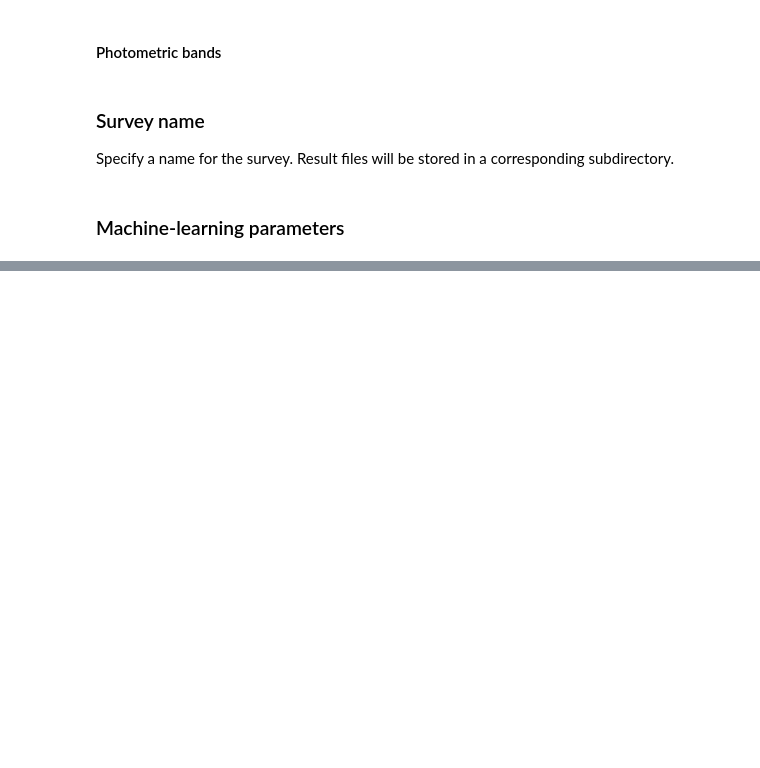
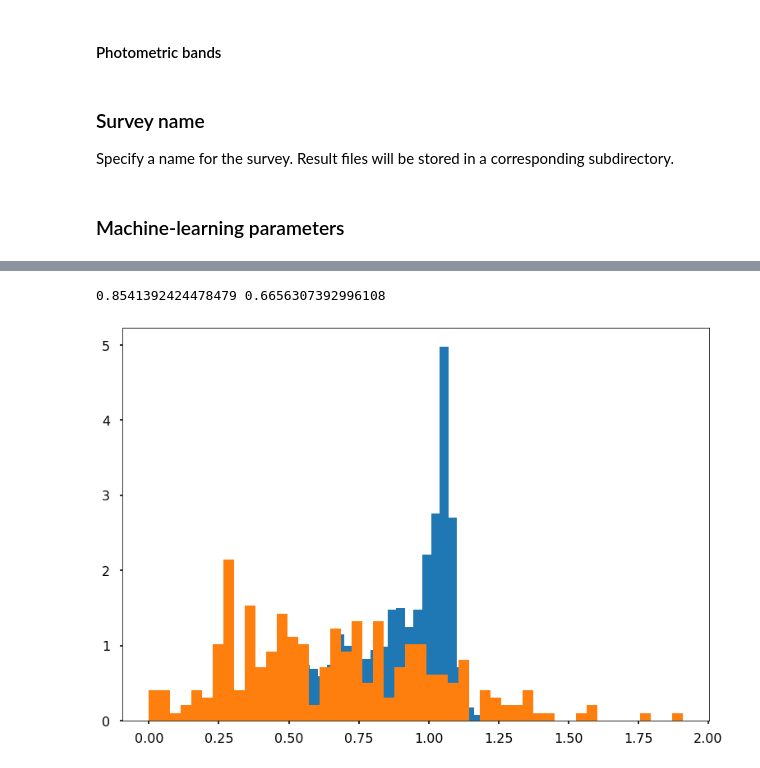
Before and after one commit to xavierjimenezp/shapepipe_photoz, a Jupyter notebook: UNIONS/photoz_ML.ipynb, the cells around one changed output, grey strips where cells are left out. Cells and saved outputs as stored; diff of their text form; code cells hidden in the pictures; blank space fills up the shorter version.

```diff
--- a/UNIONS/photoz_ML.ipynb
+++ b/UNIONS/photoz_ML.ipynb
@@ -244,0 +276,24 @@ train_test_split(*arrays, **options)
+# %%
+def missing_data(dataset):
+    all_data_na = (dataset.isnull().sum() / len(dataset)) * 100
+    all_data_na = all_data_na.drop(
+        all_data_na[all_data_na == 0].index
+    ).sort_values(ascending=False)[:30]
+    missing_data = pd.DataFrame({'Missing Ratio' :all_data_na})
+
+    return missing_data
+# %%
+missing = missing_data(df)
+# %%
+# Replace missing data with mode (see preprocessing above)
+for i in missing.index:
+    df[i] = df[i].fillna(df[i].mode()[0])
+# %%
+yphot = predict['RF'](df)
+# %%
+_ = plt.hist(yphot, bins=50, density=True)
+_ = plt.hist(yspec, bins=50, density=True)
+print(np.mean(yphot), np.mean(yspec))
+# %% [output]
+0.8541392424478479 0.6656307392996108
+[figure, added]
```
Also changed, not shown: parts of 41 cells of this notebook, 2 other files.
